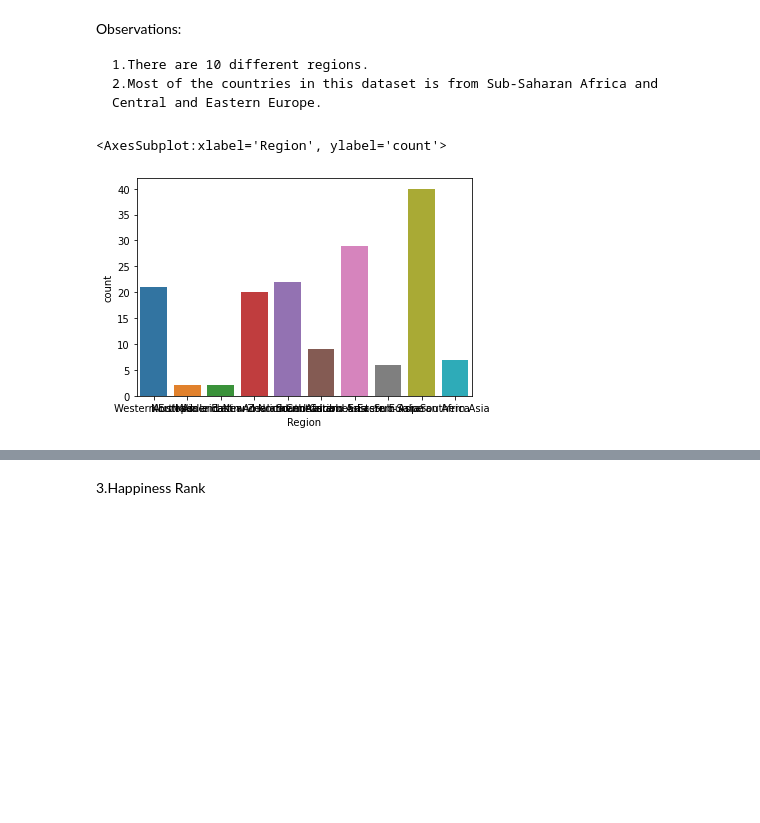
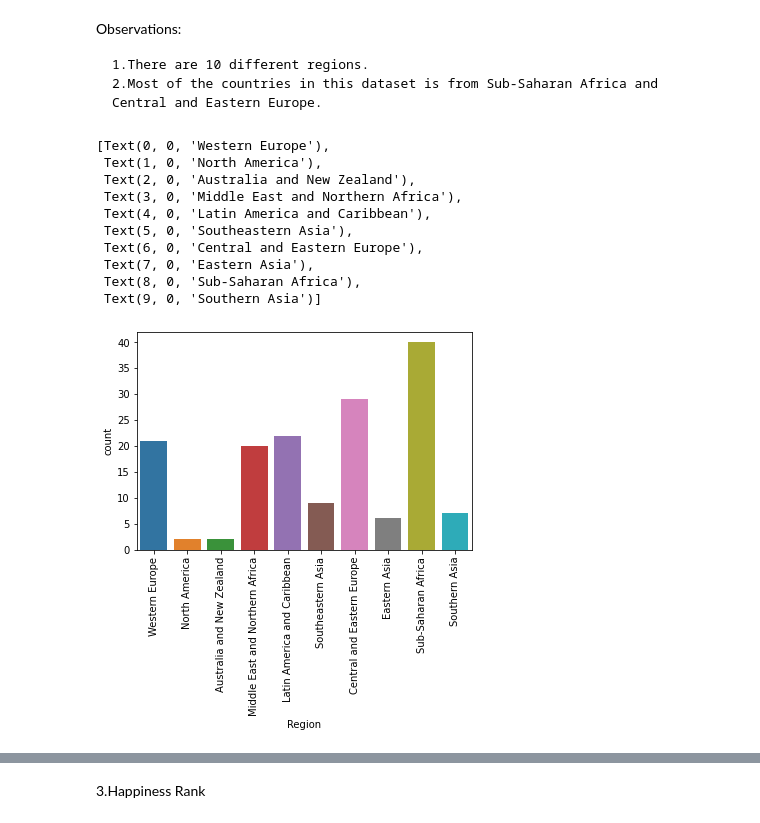
Before and after one commit to naveenabd17/Naveen-DataScience, a Jupyter notebook: World Happiness Report.ipynb, the cells around one changed output, grey strips where cells are left out. Drawn from its saved outputs; the diff is of its cells as text; code cells hidden in the pictures; blank space fills up the shorter version.

```diff
--- a/World Happiness Report.ipynb
+++ b/World Happiness Report.ipynb
@@ -165,9 +165,19 @@ Observations:
 
     1.There are 10 different regions.
     2.Most of the countries in this dataset is from Sub-Saharan Africa and Central and Eastern Europe.
-# %%
-sns.countplot(df['Region'])
-#make it inverted
-# %% [output]
-<AxesSubplot:xlabel='Region', ylabel='count'>
-[figure, removed]
+# %%
+plt.figure()
+count1=sns.countplot(df['Region'])
+count1.set_xticklabels(count1.get_xticklabels(), rotation=90)
+# %% [output]
+[Text(0, 0, 'Western Europe'),
+ Text(1, 0, 'North America'),
+ Text(2, 0, 'Australia and New Zealand'),
+ Text(3, 0, 'Middle East and Northern Africa'),
+ Text(4, 0, 'Latin America and Caribbean'),
+ Text(5, 0, 'Southeastern Asia'),
+ Text(6, 0, 'Central and Eastern Europe'),
+ Text(7, 0, 'Eastern Asia'),
+ Text(8, 0, 'Sub-Saharan Africa'),
+ Text(9, 0, 'Southern Asia')]
+[figure, added]
```
Also changed, not shown: parts of 8 cells of this notebook.
